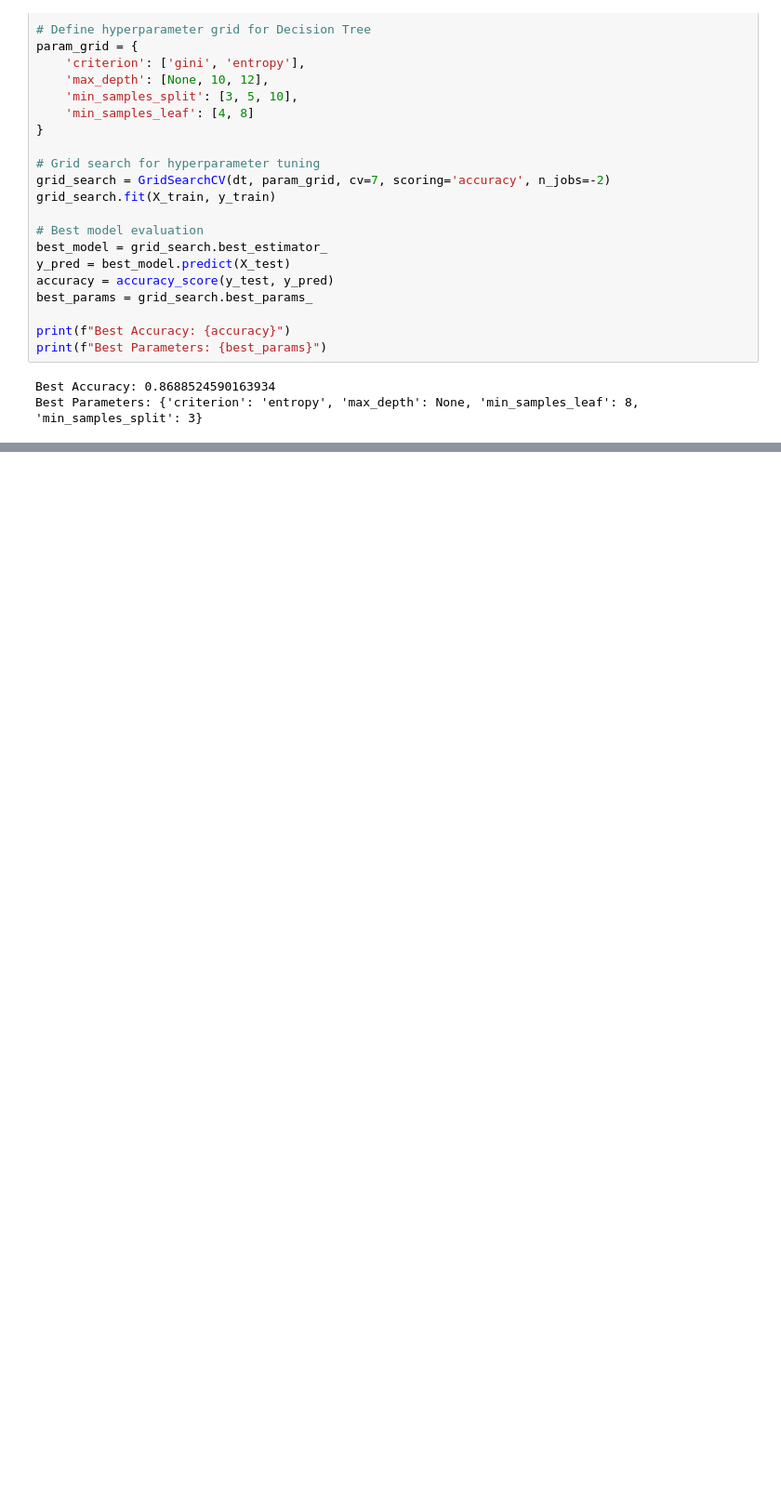
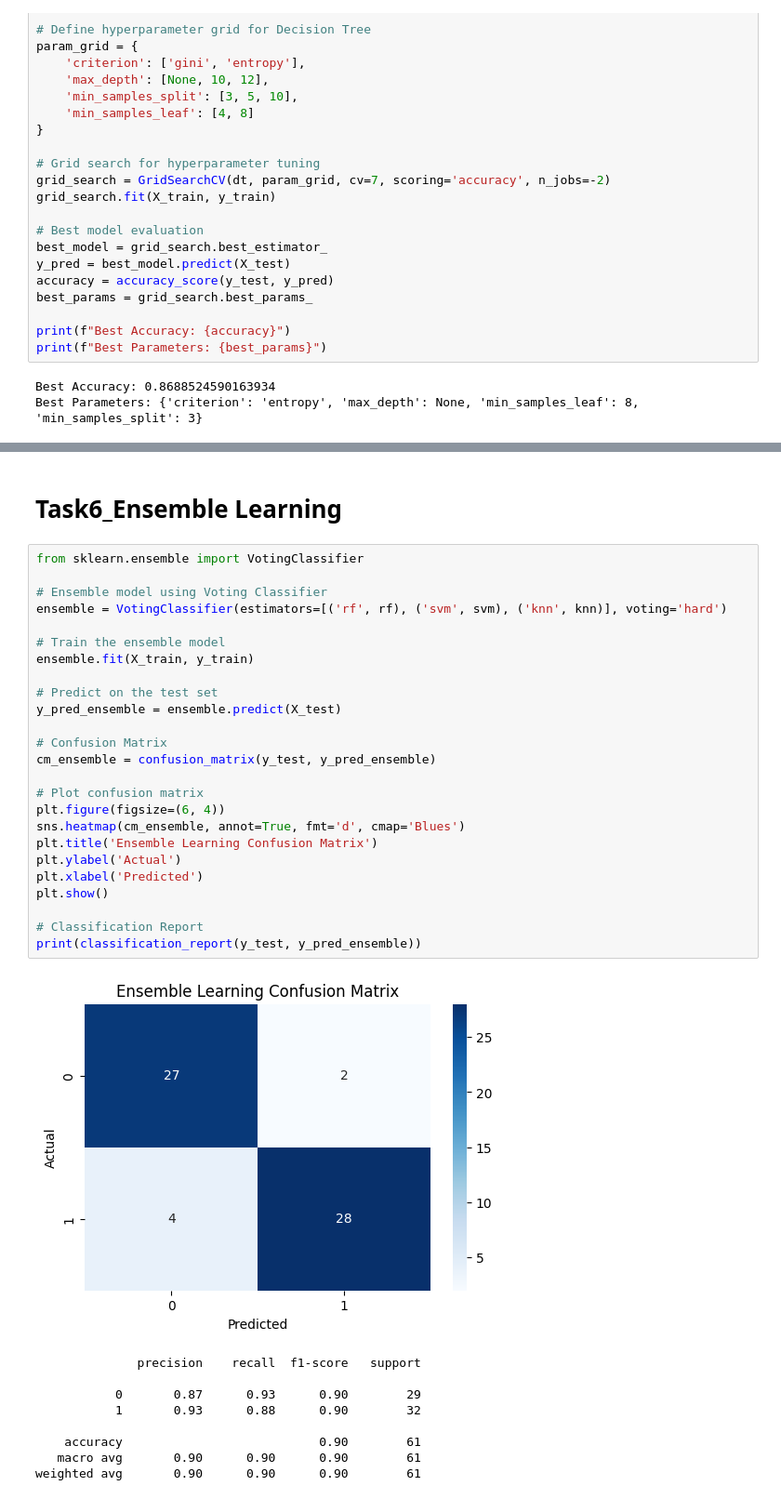
Before and after one commit to reemamemon/FEMCode_Tasks, a Jupyter notebook: FEMCode_Tasks.ipynb, the cells around one changed output, grey strips where cells are left out. Shown at 93% size. Saved outputs shown, nothing was run; the diff lists cells and outputs as text; blank space fills up the shorter version.

```diff
--- a/FEMCode_Tasks.ipynb
+++ b/FEMCode_Tasks.ipynb
@@ -290,0 +427,37 @@ Best Parameters: {'criterion': 'entropy', 'max_depth': None, 'min_samples_leaf':
+# %% [markdown]
+# Task6_Ensemble Learning
+# %%
+from sklearn.ensemble import VotingClassifier
+
+# Ensemble model using Voting Classifier
+ensemble = VotingClassifier(estimators=[('rf', rf), ('svm', svm), ('knn', knn)], voting='hard')
+
+# Train the ensemble model
+ensemble.fit(X_train, y_train)
+
+# Predict on the test set
+y_pred_ensemble = ensemble.predict(X_test)
+
+# Confusion Matrix
+cm_ensemble = confusion_matrix(y_test, y_pred_ensemble)
+
+# Plot confusion matrix
+plt.figure(figsize=(6, 4))
+sns.heatmap(cm_ensemble, annot=True, fmt='d', cmap='Blues')
+plt.title('Ensemble Learning Confusion Matrix')
+plt.ylabel('Actual')
+plt.xlabel('Predicted')
+plt.show()
+
+# Classification Report
+print(classification_report(y_test, y_pred_ensemble))
+# %% [output]
+[figure, added]
+              precision    recall  f1-score   support
+
+           0       0.87      0.93      0.90        29
+           1       0.93      0.88      0.90        32
+
+    accuracy                           0.90        61
+   macro avg       0.90      0.90      0.90        61
+weighted avg       0.90      0.90      0.90        61
```
Also changed, not shown: parts of 9 cells of this notebook.
